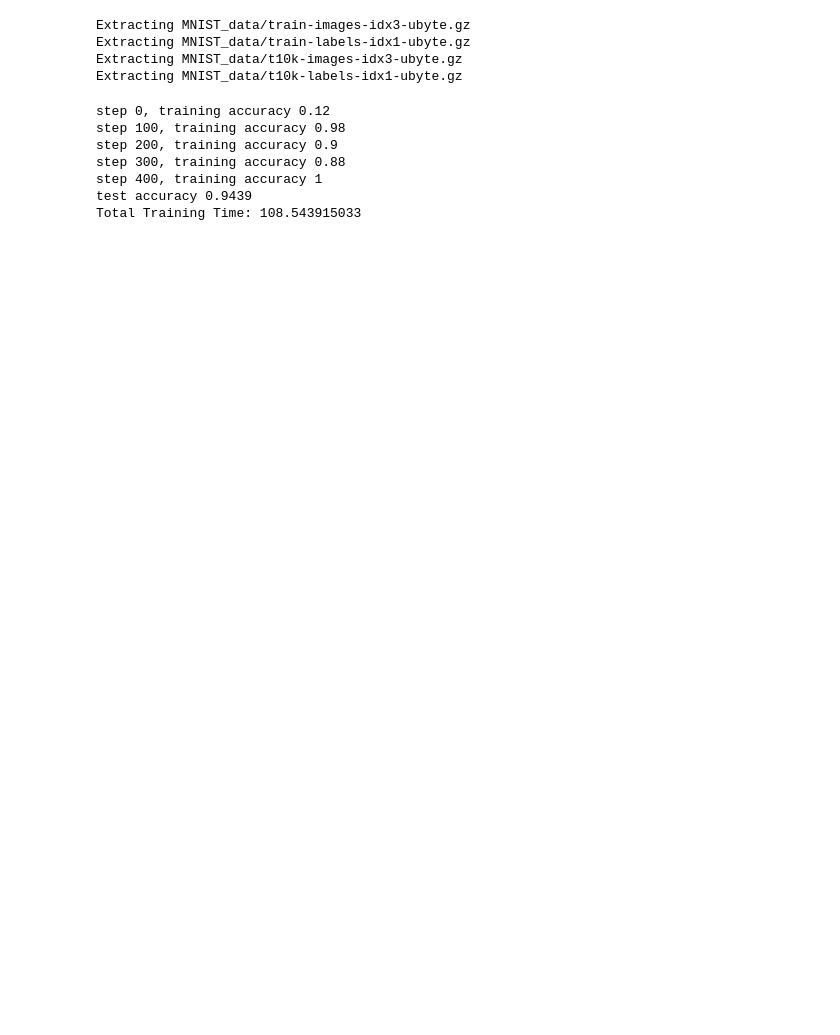
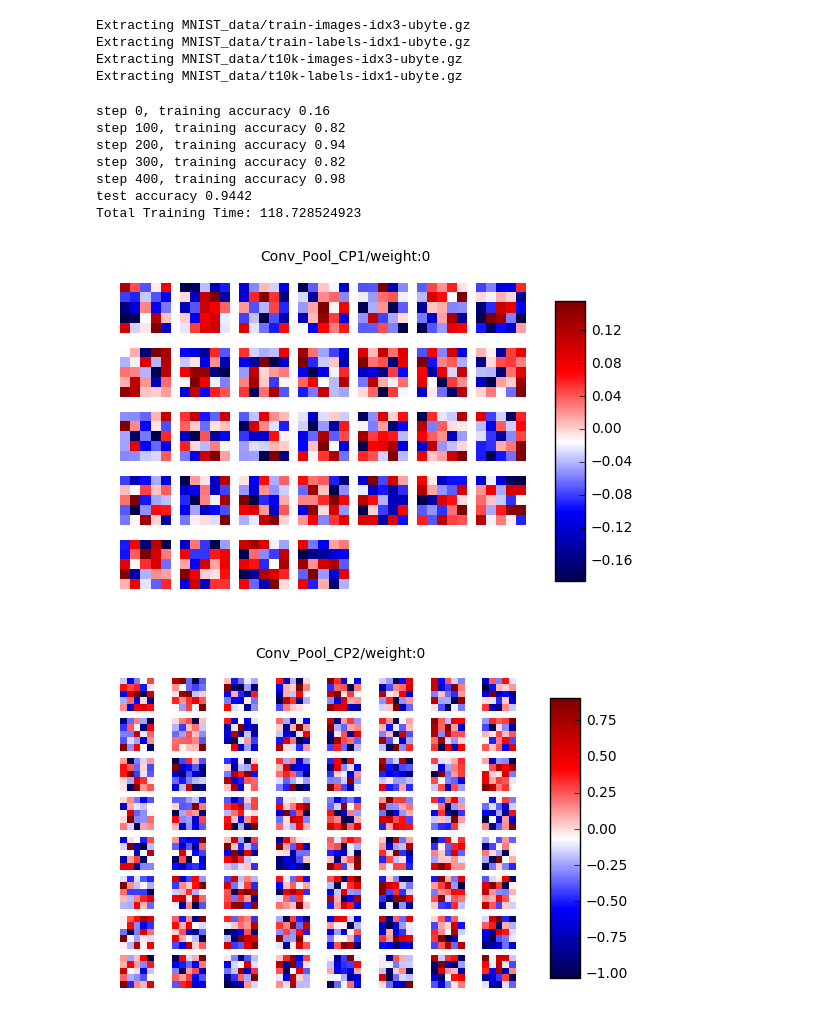
Before and after one commit to Toofarto/EvolutionaryDNN, a Jupyter notebook: CNN_TF/Modified_CNN.ipynb, the cells around one changed output. Cells and saved outputs as stored; diff of their text form; code cells hidden in the pictures; blank space fills up the shorter version.

Commit message:
add visualized weighting matrix

```diff
--- a/CNN_TF/Modified_CNN.ipynb
+++ b/CNN_TF/Modified_CNN.ipynb
@@ -83,10 +88,9 @@ Extracting MNIST_data/train-labels-idx1-ubyte.gz
 Extracting MNIST_data/t10k-images-idx3-ubyte.gz
 Extracting MNIST_data/t10k-labels-idx1-ubyte.gz
 # %%
-sess = tf.InteractiveSession()
 sess.run(tf.initialize_all_variables())
+start_train_time = time.time()
 
-start_train_time = time.time()
 for i in range(500):
     batch = mnist.train.next_batch(50)
     if i%100 == 0:
@@ -99,13 +103,50 @@ end_train_time = time.time()
 print("test accuracy %g"%accuracy.eval(feed_dict={
     x: mnist.test.images, y_: mnist.test.labels, keep_prob: 1.0}))
 print "Total Training Time:",(end_train_time - start_train_time)
-
-sess.close()
 # %% [output]
-step 0, training accuracy 0.12
-step 100, training accuracy 0.98
-step 200, training accuracy 0.9
-step 300, training accuracy 0.88
-step 400, training accuracy 1
-test accuracy 0.9439
-Total Training Time: 108.543915033
+step 0, training accuracy 0.16
+step 100, training accuracy 0.82
+step 200, training accuracy 0.94
+step 300, training accuracy 0.82
+step 400, training accuracy 0.98
+test accuracy 0.9442
+Total Training Time: 118.728524923
+# %%
+import math
+import numpy as np
+import matplotlib.pyplot as plt
+import matplotlib.image as mpimg
+from IPython.display import Image, display
+np.set_printoptions(precision=2)
+
+def conv_img_matrix(Mat):
+    assert(int(np.shape(Mat)[0]) == int(np.shape(Mat)[1]))
+    W = int(np.shape(Mat)[0])
+    K = int(np.shape(Mat)[3])
+    return np.array([[[sum(Mat[i, j, :, k]) for i in range(W)] for j in range(W)] for k in range(K)])
+
+Weight_Value = [v for v in tf.trainable_variables() if v.name.find('weight') != -1 and v.name.find('Conv') != -1]
+
+def show_tf_variable(v):
+    mat = conv_img_matrix(v.value().eval())
+    sz = len(mat)
+    h = int(math.sqrt(sz))
+    w = int(math.ceil(float(sz)/h))
+    fig, axes = plt.subplots(nrows=h, ncols=w)
+    i = -1
+    for ax in axes.flat:
+        ax.set_axis_off()
+        i += 1
+        if i >= sz: continue
+        im = ax.imshow(mat[i], cmap='seismic', interpolation='nearest')
+    fig.suptitle(v.name)
+    fig.subplots_adjust(right=0.8)
+    cbar_ax = fig.add_axes([0.85, 0.15, 0.05, 0.7])
+    fig.colorbar(im, cax=cbar_ax)
+    plt.show()
+
+for v in Weight_Value:
+    show_tf_variable(v)
+# %% [output]
+[figure, added]
+[figure, added]
```
Also changed, not shown: parts of 1 cell of this notebook.
